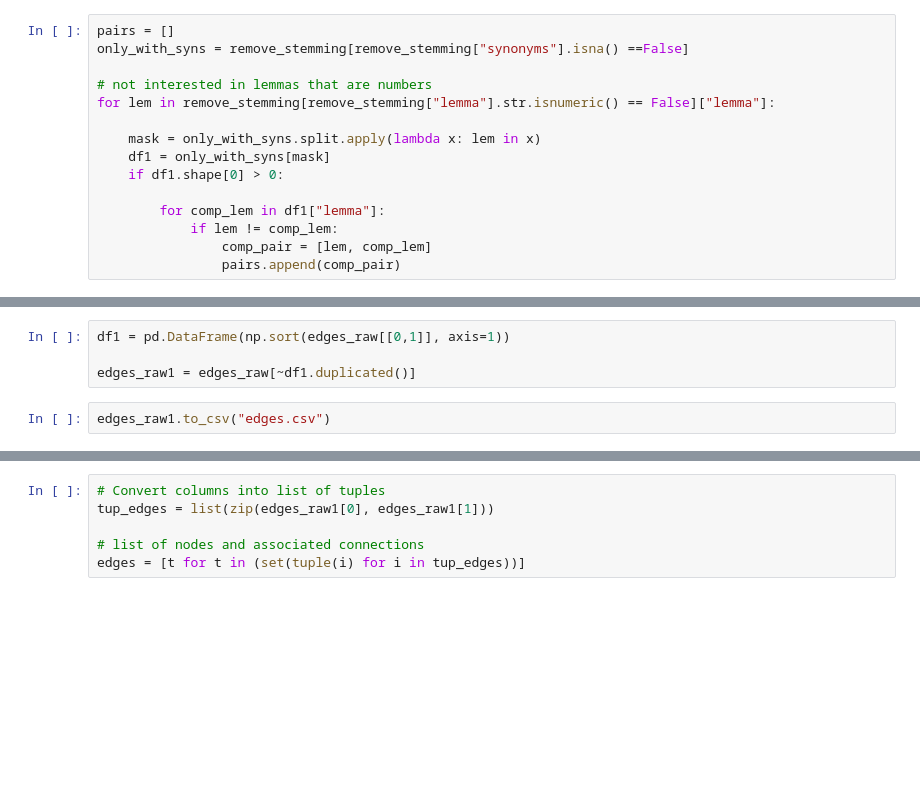
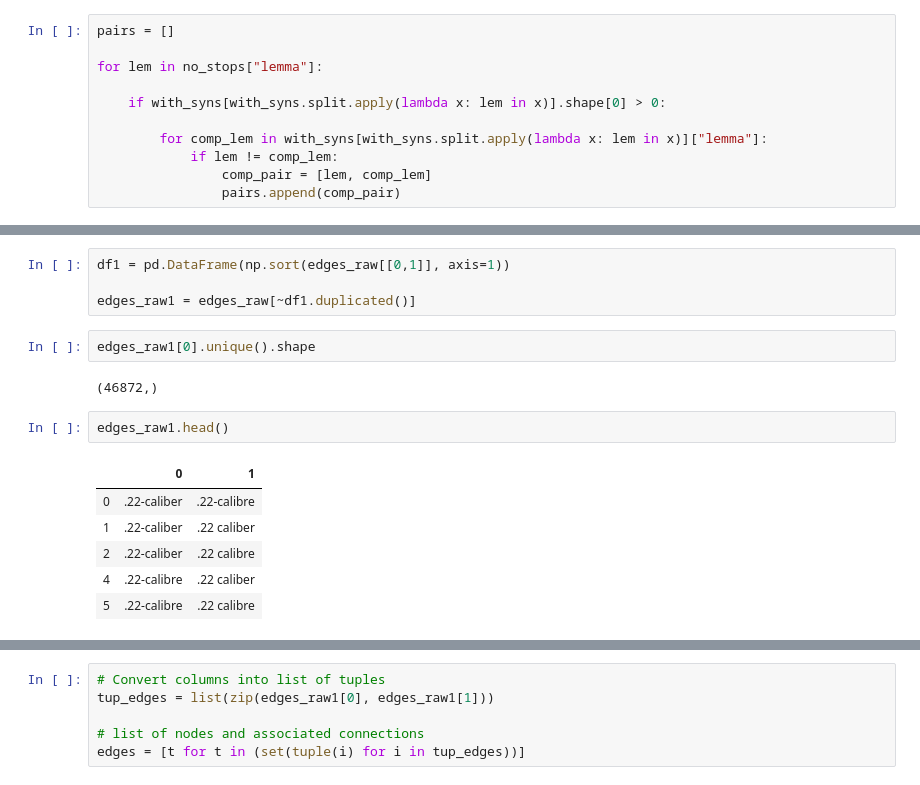
Before and after one commit to VassMorozov/Synonyms, a Jupyter notebook: Words.ipynb, the cells around one changed output, grey strips where cells are left out. Cells and saved outputs as stored; diff of their text form; blank space fills up the shorter version.

```diff
--- a/Words.ipynb
+++ b/Words.ipynb
@@ -37,15 +153,11 @@ Need to pair up words that are synonyms.
 # %%
 pairs = []
-only_with_syns = remove_stemming[remove_stemming["synonyms"].isna() ==False]
 
-# not interested in lemmas that are numbers
-for lem in remove_stemming[remove_stemming["lemma"].str.isnumeric() == False]["lemma"]:
+for lem in no_stops["lemma"]:
 
-    mask = only_with_syns.split.apply(lambda x: lem in x)
-    df1 = only_with_syns[mask]
-    if df1.shape[0] > 0:
+    if with_syns[with_syns.split.apply(lambda x: lem in x)].shape[0] > 0:
 
-        for comp_lem in df1["lemma"]:
+        for comp_lem in with_syns[with_syns.split.apply(lambda x: lem in x)]["lemma"]:
             if lem != comp_lem:
                 comp_pair = [lem, comp_lem]
                 pairs.append(comp_pair)
@@ -69,5 +182,16 @@ Now that all pairs are in a dataframe must get rid of duplicates.
 df1 = pd.DataFrame(np.sort(edges_raw[[0,1]], axis=1))
 
 edges_raw1 = edges_raw[~df1.duplicated()]
-# %%
-edges_raw1.to_csv("edges.csv")
+# %%
+edges_raw1[0].unique().shape
+# %% [output]
+(46872,)
+# %%
+edges_raw1.head()
+# %% [output]
+|  | 0 | 1 |
+| 0 | .22-caliber | .22-calibre |
+| 1 | .22-caliber | .22 caliber |
+| 2 | .22-caliber | .22 calibre |
+| 4 | .22-calibre | .22 caliber |
+| 5 | .22-calibre | .22 calibre |
```
Also changed, not shown: parts of 30 cells of this notebook.
